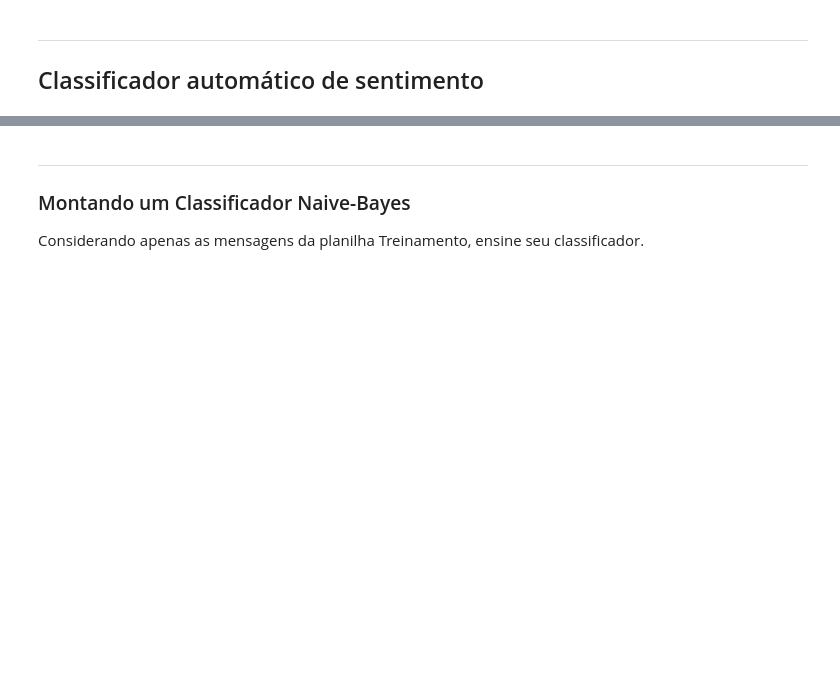
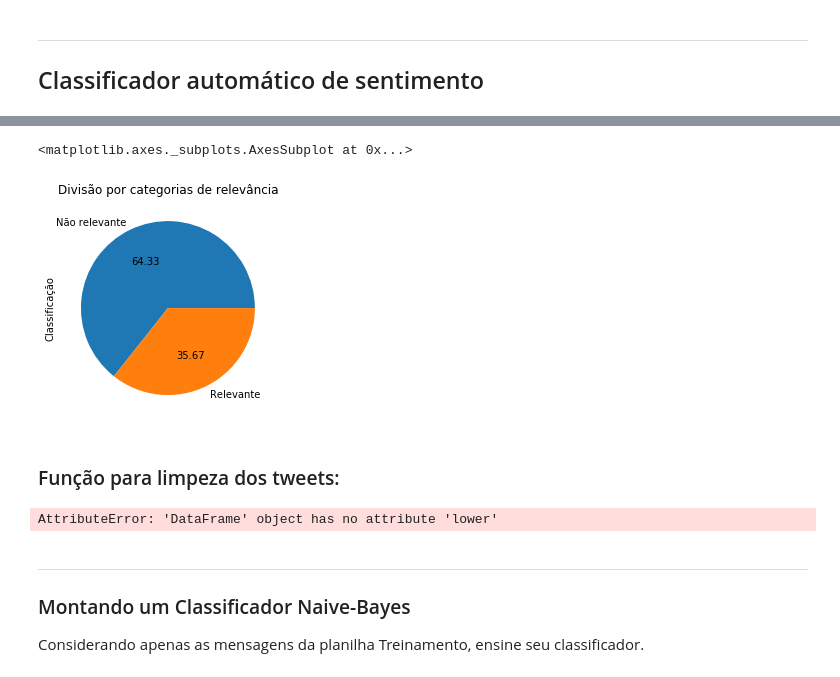
Before and after one commit to gustavopc3/P1-CD21-1, a Jupyter notebook: Projeto1_Layout_Classificador.ipynb, the cells around one changed output, grey strips where cells are left out. Cells and saved outputs as stored; diff of their text form; code cells hidden in the pictures; blank space fills up the shorter version.

```diff
--- a/Projeto1_Layout_Classificador.ipynb
+++ b/Projeto1_Layout_Classificador.ipynb
@@ -54,0 +83,6 @@ ESCREVA AQUI...
+# %%
+test['Classificação'] = test['Classificação'].astype('category')
+# %%
+test.Classificação.cat.categories = ['Não relevante', 'Relevante']
+# %%
+test.Classificação = pd.Categorical(test.Classificação, categories=['Não relevante', 'Relevante'], ordered=False)
@@ -54,0 +127,8 @@ ESCREVA AQUI...
+# %%
+test.value_counts = test.Classificação.value_counts()
+test.value_counts.plot(kind='pie', title='Divisão por categorias de relevância', autopct="%.2f")
+# %% [output]
+<matplotlib.axes._subplots.AxesSubplot at 0x...>
+[figure, added]
+# %% [markdown]
+### Função para limpeza dos tweets:
@@ -55,3 +162,8 @@ ESCREVA AQUI...
+# %%
+train_limpo = cleanup(train)
+print(train)
+# %% [output]
+AttributeError: 'DataFrame' object has no attribute 'lower'
 # %% [markdown]
 ___
 ### Montando um Classificador Naive-Bayes
```
Also changed, not shown: parts of 25 cells of this notebook.
